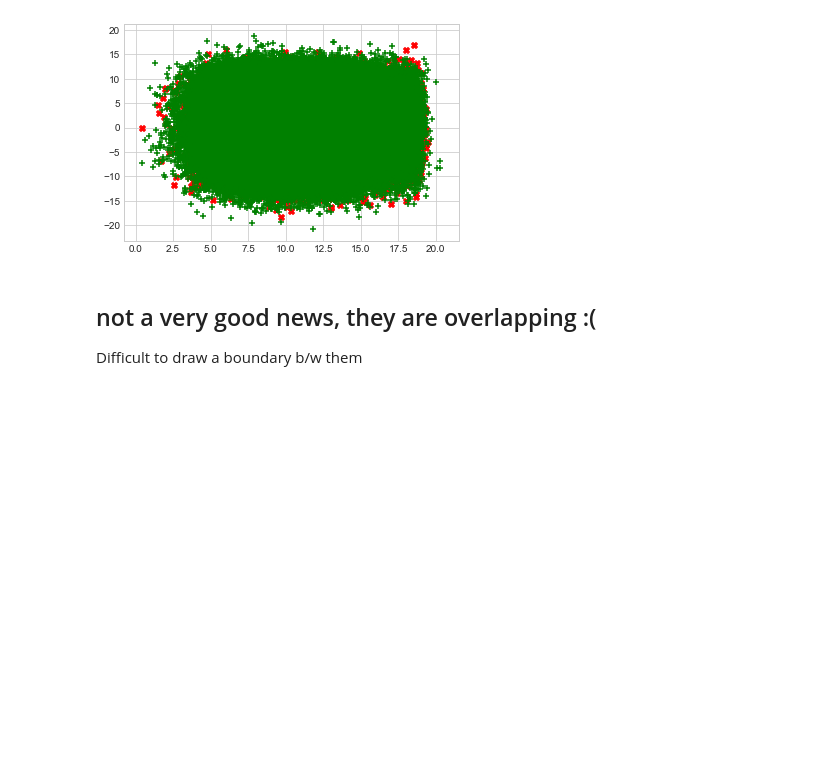
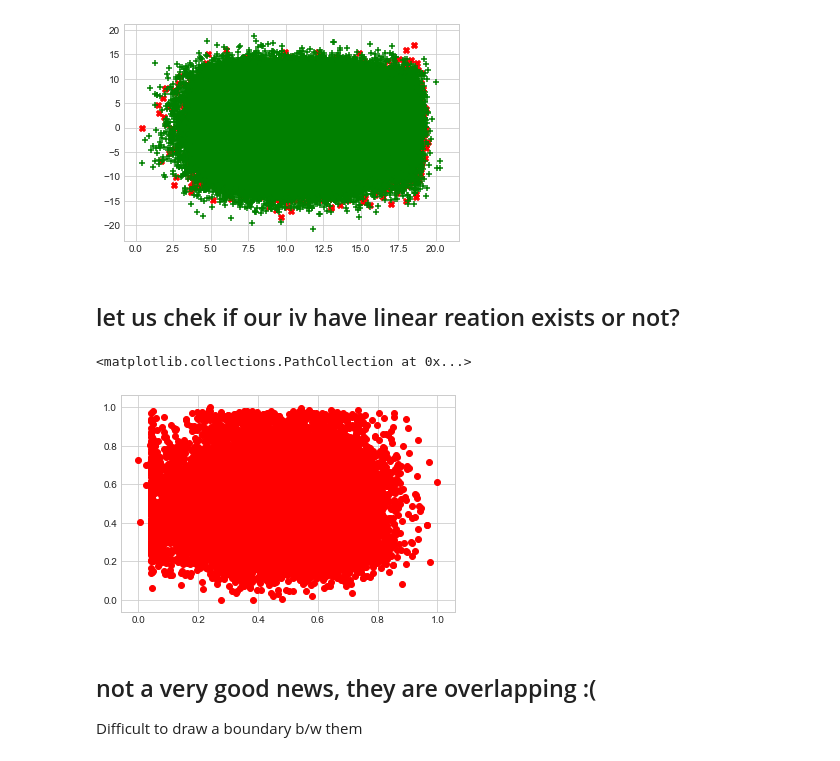
Before and after one commit to pat-123/Santander, a Jupyter notebook: notebooks/Santander.ipynb, the cells around one changed output. Drawn from its saved outputs; the diff is of its cells as text; code cells hidden in the pictures; blank space fills up the shorter version.

```diff
--- a/notebooks/Santander.ipynb
+++ b/notebooks/Santander.ipynb
@@ -339,7 +324,7 @@ for i,dataset in enumerate(full_data):#for both train and test data
         if(not (len(data[data.var_0 == 0]) > 0) ):#If no zero value
             skew_kurt_dic_[txt] = skew_kurt_analysis(np.log(var),'log', col, skew_kurt_dic_[txt],printverbose=False)
         else:
-            skew_kurt_dic_[txt]['log'] =(-1,-1)
+            skew_kurt_dic_[txt][col]['log'] =(-1,-1)
         skew_kurt_dic_[txt] = skew_kurt_analysis(np.sqrt(var),'sqrt', col, skew_kurt_dic_[txt],printverbose=False)
         skew_kurt_dic_[txt] = skew_kurt_analysis(np.cbrt(var),'cbrt', col, skew_kurt_dic_[txt],printverbose=False)
 # %%
@@ -424,3 +409,24 @@ plt.savefig('../data/processed/dis_plot_.png',bbox_inches='tight')
 [figure]
 # %% [markdown]
 # Apply suggested functions to respective columns
+# %%
+#Replace outlier with mean in both train and test dataframes
+
+continous_names = [ x for x in data.columns if x not in ['target']]
+outliers =[]
+for i in continous_names:
+    q75,q25 = np.percentile(data.loc[:,i],[75,25])
+    iqr = q75 - q25
+    min = q25 - (iqr* 1.5)#lower fence
+    max = q75 + (iqr* 1.5)#upper fence
+
+
+    print('-----Thes will be droppped for col :',i,'\n',data[data.loc[:,i] >max].head(2))
+    print(min,max)
+    outliers.append('per outliers for %s is %s'%(i, ( (len(data[data.loc[:,i] > max])/len(data)) )*100 ))
+    outliers.append('per outliers for %s is %s'%(i, ( (len(data[data.loc[:,i] < min])/len(data)) )*100 ))
+    data.loc[data.loc[:,i]<min,i] = data.loc[:,i].mean()#Replace with mean
+    data.loc[data.loc[:,i]>max,i] = data.loc[:,i].mean()
+    #train_df = train_df.drop(train_df[train_df.loc[:,i] > max].index) #for dropping
+    test.loc[test.loc[:,i]<min,i] = test.loc[:,i].mean()#Replace with mean
+    test.loc[test.loc[:,i]>max,i] = test.loc[:,i].mean()
@@ -503,6 +527,14 @@ plt.scatter(df0['var_0'], df0.var_10, marker='+',color='green')
 plt.savefig('../data/processed/scatter_var0.png',bbox_inches='tight')
 # %% [output]
 [figure]
+# %% [markdown]
+## let us chek if our iv have linear reation exists or not?
+# %%
+plt.scatter(data['var_12'],data['var_2'],color='red')
+#the relation is not linear, but curvier(all over the place)
+# %% [output]
+<matplotlib.collections.PathCollection at 0x...>
+[figure, added]
 # %% [markdown]
 ## not a very good news, they are overlapping :(
 Difficult to draw a boundary b/w them
```
Also changed, not shown: parts of 19 cells of this notebook, 1 other file.
